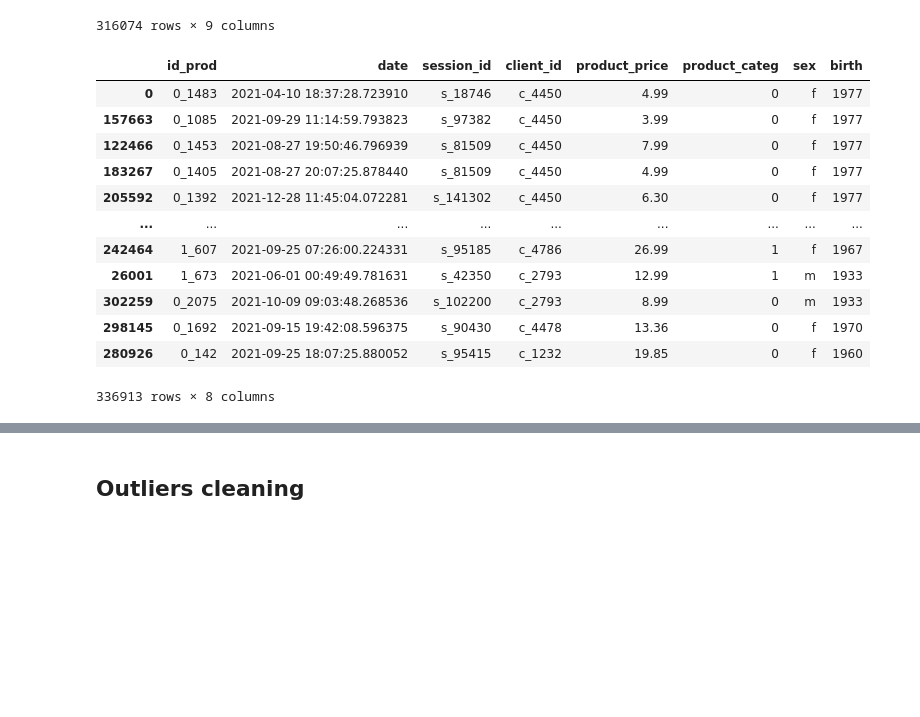
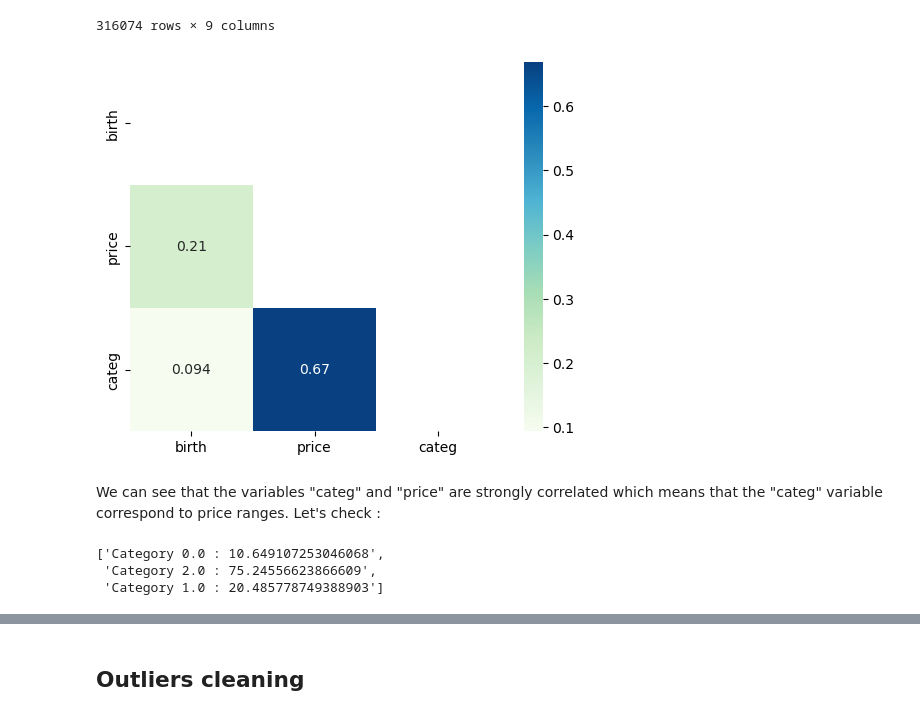
Before and after one commit to MENT3/m2-math-project, a Jupyter notebook: librairie/eda.ipynb, the cells around one changed output, grey strips where cells are left out. Saved outputs shown, nothing was run; the diff lists cells and outputs as text; code cells hidden in the pictures; blank space fills up the shorter version.

```diff
--- a/librairie/eda.ipynb
+++ b/librairie/eda.ipynb
@@ -346,22 +347,21 @@ merged
 | 336813 | 336887 | 0_1256 | 2021-03-16 17:31:59.442007 | s_7219 | c_4137 | f | 1968-01-01 | 11.03 | 0.0 |
 | 336815 | 336889 | 0_1417 | 2021-06-26 14:38:19.732946 | s_54117 | c_6714 | f | 1968-01-01 | 17.99 | 0.0 |
 316074 rows × 9 columns
-# %%
-merged = sales.join(products.add_prefix("product_"), how="inner", on="id_prod", validate="m:1")
-merged = merged.join(clients, how="inner", on="client_id", validate="m:1")
-# merged = merged.convert_dtypes() # optimisation
-merged
-# %% [output]
-|  | id_prod | date | session_id | client_id | product_price | product_categ | sex | birth |
-| 0 | 0_1483 | 2021-04-10 18:37:28.723910 | s_18746 | c_4450 | 4.99 | 0 | f | 1977 |
-| 157663 | 0_1085 | 2021-09-29 11:14:59.793823 | s_97382 | c_4450 | 3.99 | 0 | f | 1977 |
-| 122466 | 0_1453 | 2021-08-27 19:50:46.796939 | s_81509 | c_4450 | 7.99 | 0 | f | 1977 |
-| 183267 | 0_1405 | 2021-08-27 20:07:25.878440 | s_81509 | c_4450 | 4.99 | 0 | f | 1977 |
-| 205592 | 0_1392 | 2021-12-28 11:45:04.072281 | s_141302 | c_4450 | 6.30 | 0 | f | 1977 |
-| ... | ... | ... | ... | ... | ... | ... | ... | ... |
-| 242464 | 1_607 | 2021-09-25 07:26:00.224331 | s_95185 | c_4786 | 26.99 | 1 | f | 1967 |
-| 26001 | 1_673 | 2021-06-01 00:49:49.781631 | s_42350 | c_2793 | 12.99 | 1 | m | 1933 |
-| 302259 | 0_2075 | 2021-10-09 09:03:48.268536 | s_102200 | c_2793 | 8.99 | 0 | m | 1933 |
-| 298145 | 0_1692 | 2021-09-15 19:42:08.596375 | s_90430 | c_4478 | 13.36 | 0 | f | 1970 |
-| 280926 | 0_142 | 2021-09-25 18:07:25.880052 | s_95415 | c_1232 | 19.85 | 0 | f | 1960 |
-336913 rows × 8 columns
+# %%
+corr = merged[["birth", "price", "categ"]].corr(numeric_only=False)
+sns.heatmap(corr, mask=corr_mask(corr.shape), annot=True, square=True, cmap="GnBu")
+plt.show()
+# %% [output]
+[figure, added]
+# %% [markdown]
+We can see that the variables "categ" and "price" are strongly correlated which means that the "categ" variable correspond to price ranges. Let's check :
+# %%
+# with mean compute
+[
+  f"Category {c} : {merged[merged['categ'] == c]['price'].mean()}"
+  for c in merged["categ"].unique()
+]
+# %% [output]
+['Category 0.0 : 10.649107253046068',
+ 'Category 2.0 : 75.24556623866609',
+ 'Category 1.0 : 20.485778749388903']
```
Also changed, not shown: parts of 3 cells of this notebook, 1 other file.
